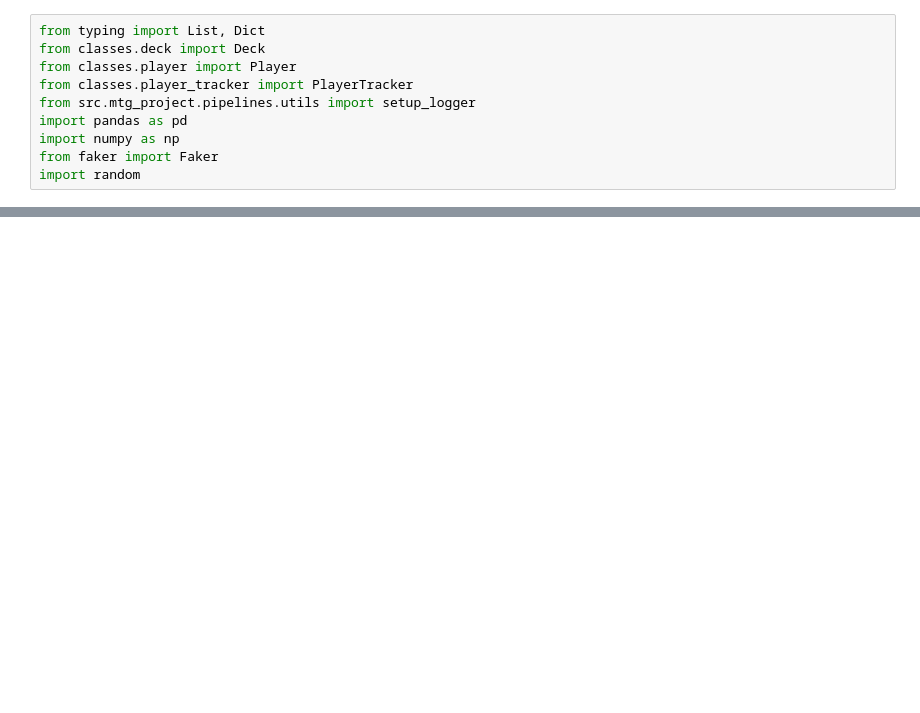
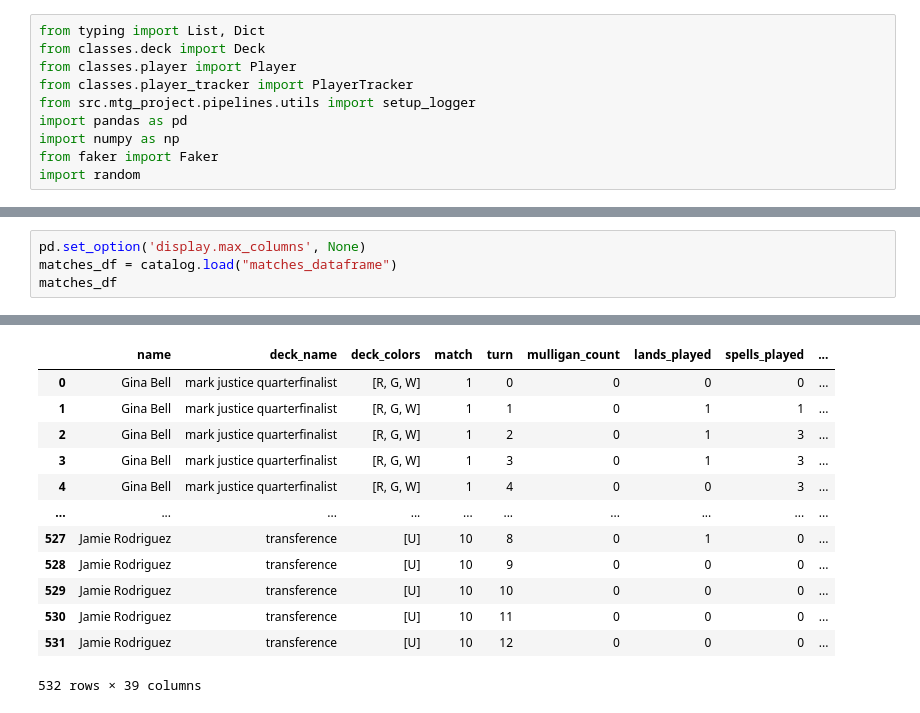
Before and after one commit to gmferratti/MTG_Project, a Jupyter notebook: notebooks/gmferratti/pipeline/encapsulating_sim_feat_eng.ipynb, the cells around one changed output, grey strips where cells are left out. Saved outputs shown, nothing was run; the diff lists cells and outputs as text; blank space fills up the shorter version.

```diff
--- a/notebooks/gmferratti/pipeline/encapsulating_sim_feat_eng.ipynb
+++ b/notebooks/gmferratti/pipeline/encapsulating_sim_feat_eng.ipynb
@@ -295,0 +286,5 @@ matches_df
+# %%
+pd.set_option('display.max_columns', None)
+matches_df = catalog.load("matches_dataframe")
+matches_df
+# %% [output]
@@ -296,3 +293,16 @@ matches_df
+|  | name | deck_name | deck_colors | match | turn | mulligan_count | lands_played | spells_played | ... |
+| 0 | Gina Bell | mark justice quarterfinalist | [R, G, W] | 1 | 0 | 0 | 0 | 0 | ... |
+| 1 | Gina Bell | mark justice quarterfinalist | [R, G, W] | 1 | 1 | 0 | 1 | 1 | ... |
+| 2 | Gina Bell | mark justice quarterfinalist | [R, G, W] | 1 | 2 | 0 | 1 | 3 | ... |
+| 3 | Gina Bell | mark justice quarterfinalist | [R, G, W] | 1 | 3 | 0 | 1 | 3 | ... |
+| 4 | Gina Bell | mark justice quarterfinalist | [R, G, W] | 1 | 4 | 0 | 0 | 3 | ... |
+| ... | ... | ... | ... | ... | ... | ... | ... | ... | ... |
+| 527 | Jamie Rodriguez | transference | [U] | 10 | 8 | 0 | 1 | 0 | ... |
+| 528 | Jamie Rodriguez | transference | [U] | 10 | 9 | 0 | 0 | 0 | ... |
+| 529 | Jamie Rodriguez | transference | [U] | 10 | 10 | 0 | 0 | 0 | ... |
+| 530 | Jamie Rodriguez | transference | [U] | 10 | 11 | 0 | 0 | 0 | ... |
+| 531 | Jamie Rodriguez | transference | [U] | 10 | 12 | 0 | 0 | 0 | ... |
+532 rows × 39 columns
 # %%
 # Carregar o dataframe
 matches_df = catalog.load("matches_dataframe")
```
Also changed, not shown: parts of 9 cells of this notebook, 6 other files.
